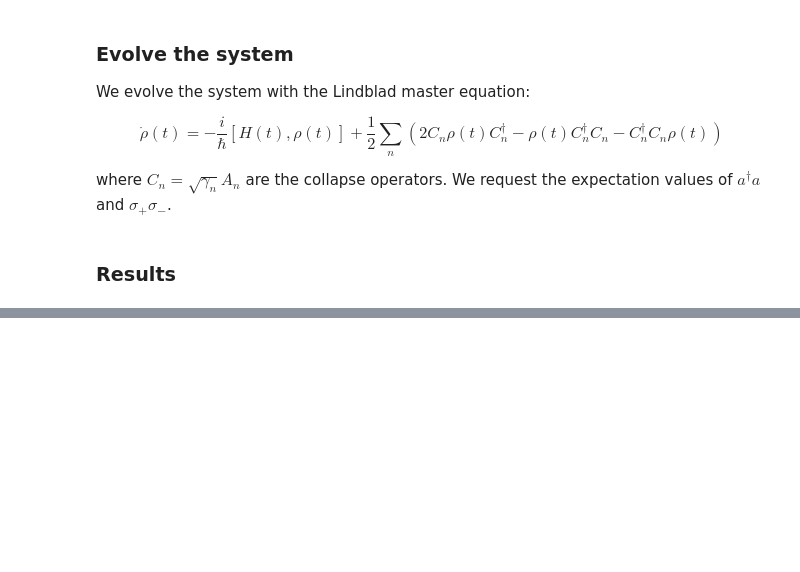
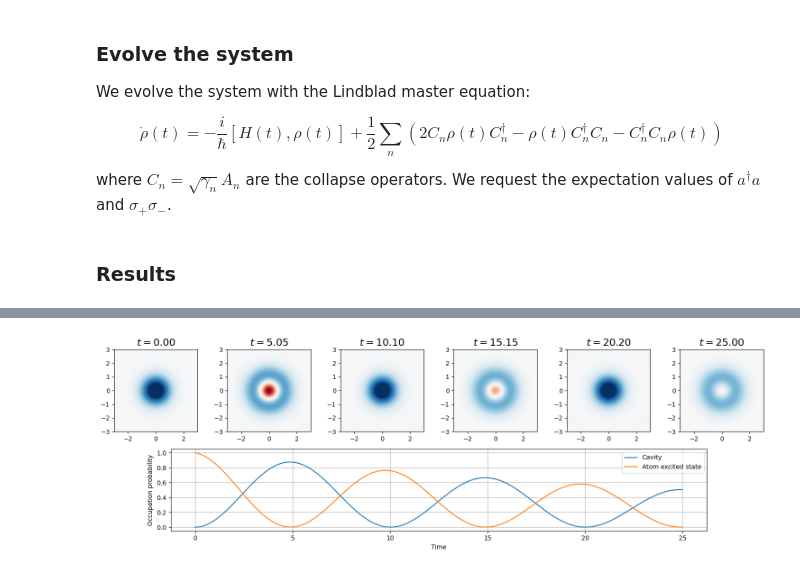
Before and after one commit to rpiron/nii_internship, a Jupyter notebook: JC_qutip/lec1_JC_qutip.ipynb, the cells around one changed output, grey strips where cells are left out. Saved outputs shown, nothing was run; the diff lists cells and outputs as text; code cells hidden in the pictures; blank space fills up the shorter version.

Commit message:
Wigner function

```diff
--- a/JC_qutip/lec1_JC_qutip.ipynb
+++ b/JC_qutip/lec1_JC_qutip.ipynb
@@ -114,0 +137,39 @@ plt.show()
+# %%
+output = qt.mesolve(H, psi0, tlist, c_ops, [])
+# %%
+times_to_show = [0.0, 5.0, 10, 15, 20, 25]
+nb_pts = len(times_to_show)
+
+fig_grid = (2, nb_pts*2)
+
+xvec = np.linspace(-3,3,200)
+
+fig = plt.figure(figsize=(2.5*nb_pts,5))
+
+id_rho = 0
+
+for t in times_to_show:
+    id_t = np.where(tlist >= t)[0][0]
+    rho = output.states[id_t]
+
+    rho_cavity = qt.ptrace(rho, 0)
+    W = qt.wigner(rho_cavity, xvec, xvec)
+    ax = plt.subplot2grid(fig_grid, (0, 2*id_rho), colspan=2)
+    ax.contourf(xvec, xvec, W, 100, norm=colors.Normalize(-.25,.25), cmap=plt.get_cmap('RdBu'))
+    ax.set_title("$t = " + f"{tlist[id_t]:.2f}$", fontsize=16)
+
+
+    id_rho += 1
+
+# plot the cavity occupation probability in the ground state
+ax = plt.subplot2grid(fig_grid, (1, 1), colspan=(fig_grid[1]-2))
+ax.plot(tlist, n_c, label="Cavity")
+ax.plot(tlist, n_a, label="Atom excited state")
+ax.grid()
+ax.legend()
+ax.set_xlabel('Time')
+ax.set_ylabel('Occupation probability')
+
+fig.tight_layout()
+# %% [output]
+[figure, added]
```
Also changed, not shown: parts of 5 cells of this notebook.
